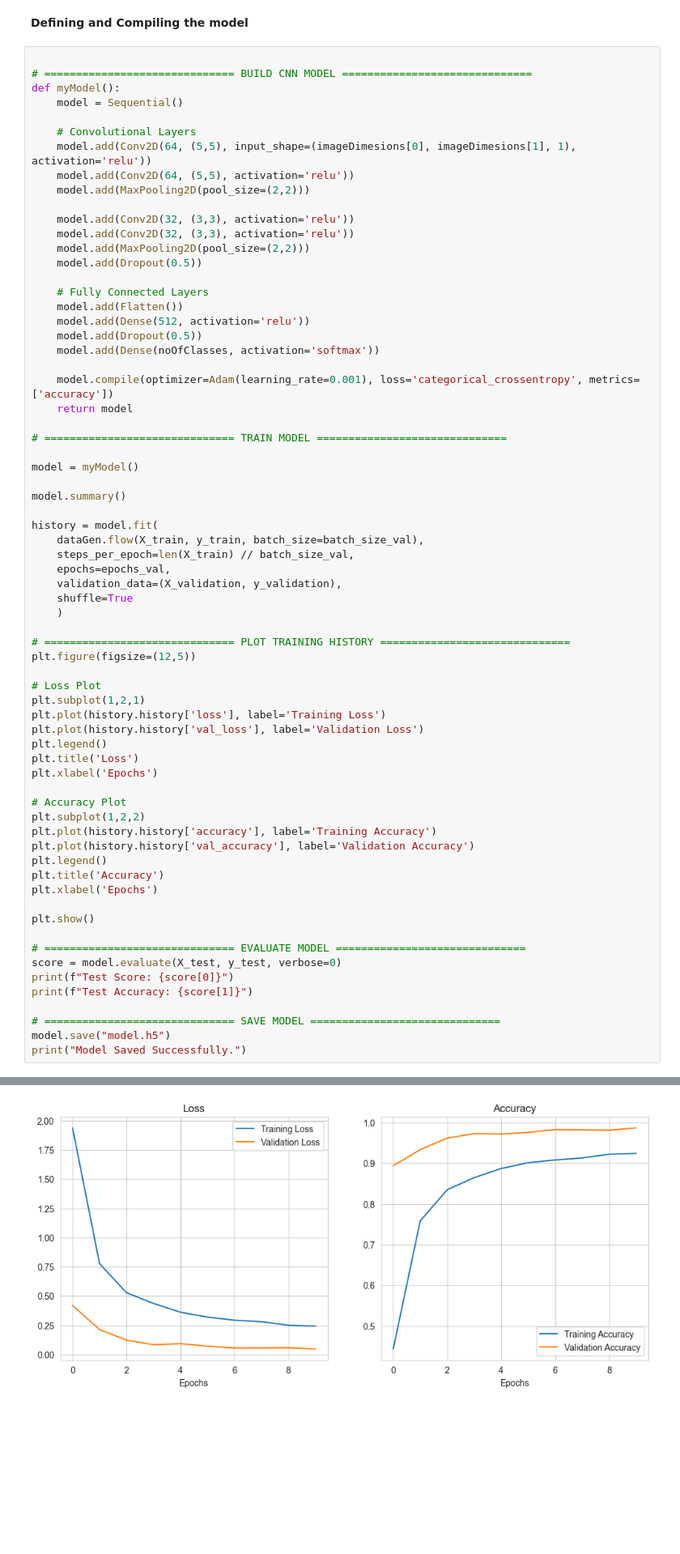
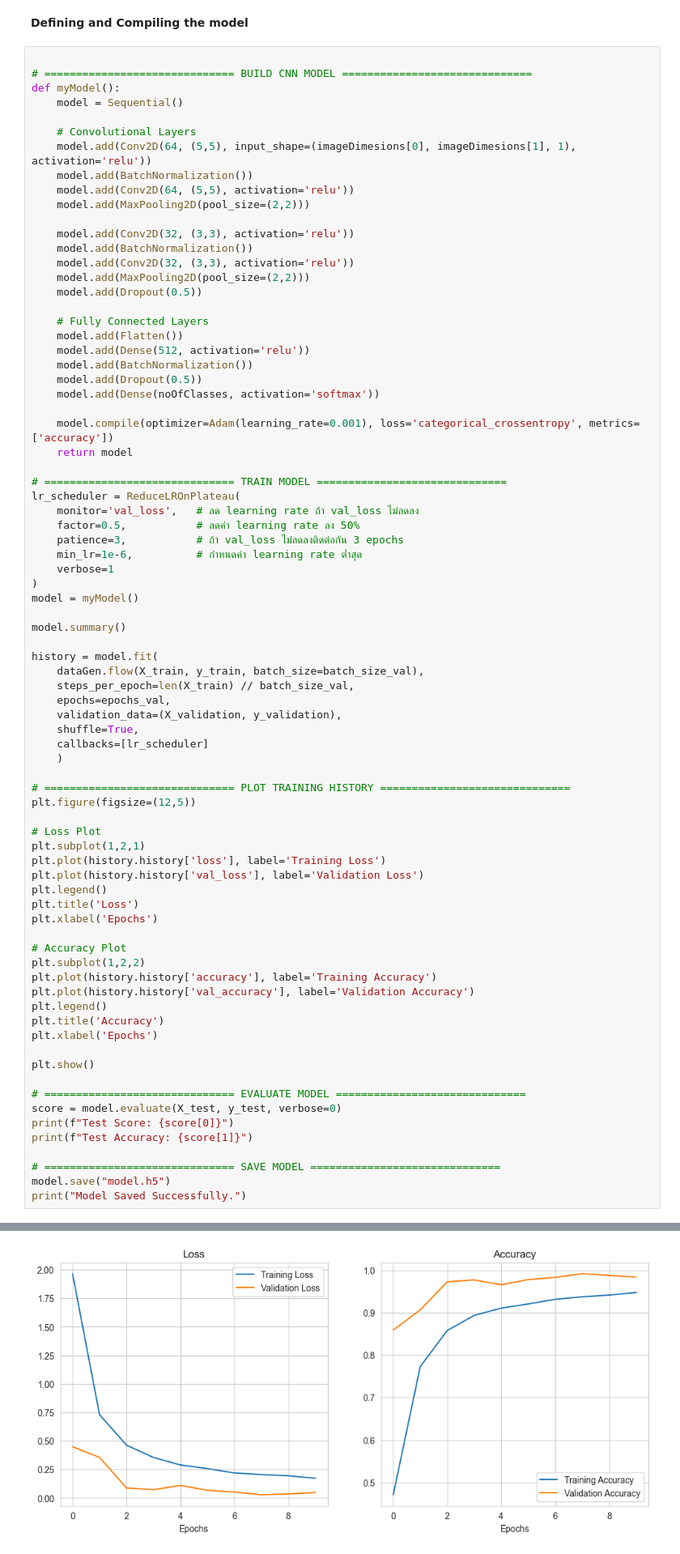
Before and after one commit to xhier2547/Traffic_sign_recoginition, a Jupyter notebook: Traffic_Sign_Recognition.ipynb, the cells around one changed output, grey strips where cells are left out. Shown at 81% size. Saved outputs shown, nothing was run; the diff lists cells and outputs as text; blank space fills up the shorter version.

Commit message:
edit model

```diff
--- a/Traffic_Sign_Recognition.ipynb
+++ b/Traffic_Sign_Recognition.ipynb
@@ -198,10 +199,12 @@ def myModel():
 
     # Convolutional Layers
     model.add(Conv2D(64, (5,5), input_shape=(imageDimesions[0], imageDimesions[1], 1), activation='relu'))
+    model.add(BatchNormalization())
     model.add(Conv2D(64, (5,5), activation='relu'))
     model.add(MaxPooling2D(pool_size=(2,2)))
 
     model.add(Conv2D(32, (3,3), activation='relu'))
+    model.add(BatchNormalization())
     model.add(Conv2D(32, (3,3), activation='relu'))
     model.add(MaxPooling2D(pool_size=(2,2)))
     model.add(Dropout(0.5))
@@ -209,6 +212,7 @@ def myModel():
     # Fully Connected Layers
     model.add(Flatten())
     model.add(Dense(512, activation='relu'))
+    model.add(BatchNormalization())
     model.add(Dropout(0.5))
     model.add(Dense(noOfClasses, activation='softmax'))
 
@@ -216,7 +220,13 @@ def myModel():
     return model
 
 # ============================== TRAIN MODEL ==============================
-
+lr_scheduler = ReduceLROnPlateau(
+    monitor='val_loss',   # ลด learning rate ถ้า val_loss ไม่ลดลง
+    factor=0.5,           # ลดค่า learning rate ลง 50%
+    patience=3,           # ถ้า val_loss ไม่ลดลงติดต่อกัน 3 epochs
+    min_lr=1e-6,          # กำหนดค่า learning rate ต่ำสุด
+    verbose=1
+)
 model = myModel()
 
 model.summary()
@@ -226,7 +236,8 @@ history = model.fit(
     steps_per_epoch=len(X_train) // batch_size_val,
     epochs=epochs_val,
     validation_data=(X_validation, y_validation),
-    shuffle=True
+    shuffle=True,
+    callbacks=[lr_scheduler]
     )
 
 # ============================== PLOT TRAINING HISTORY ==============================
@@ -279 +290 @@ Epoch 10/10
-[figure, old version]
+[figure, new version]
```
Also changed, not shown: parts of 4 cells of this notebook, 8 other files.
